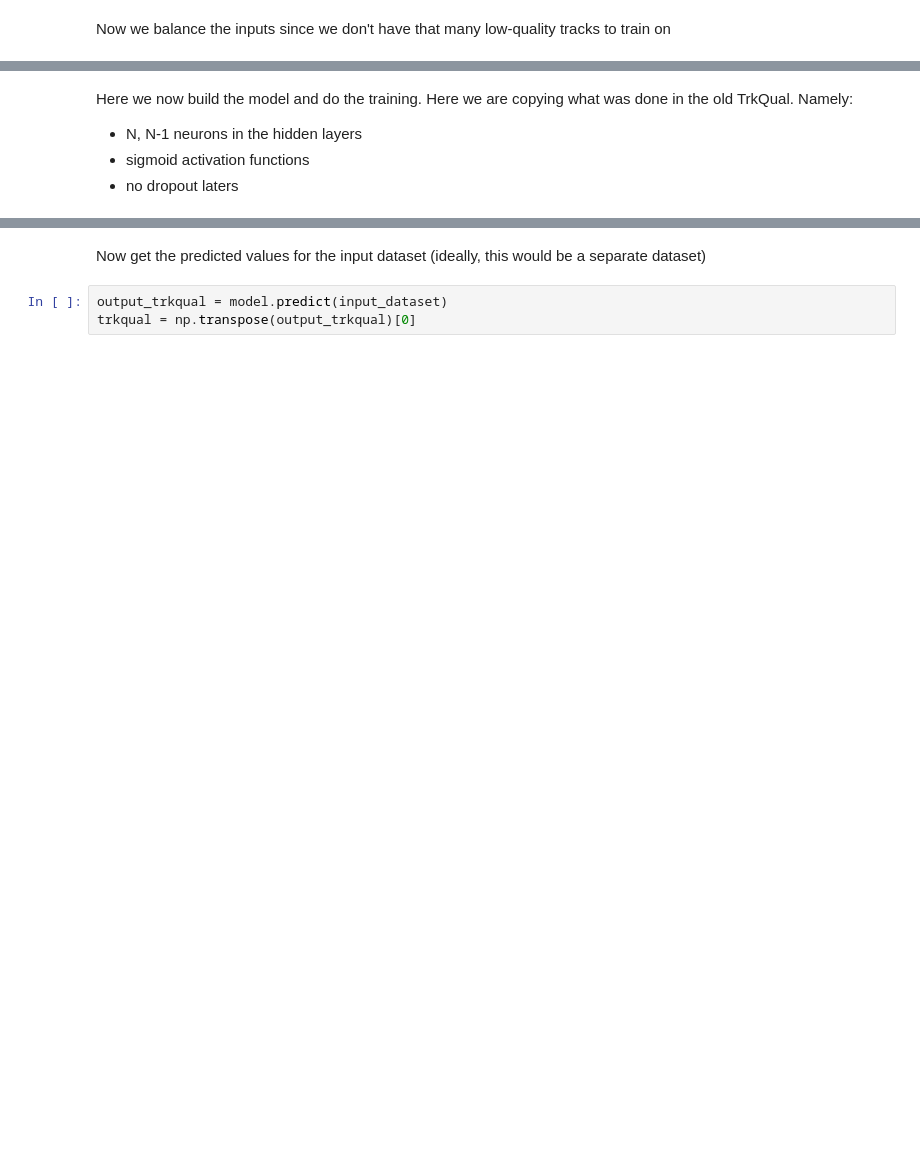
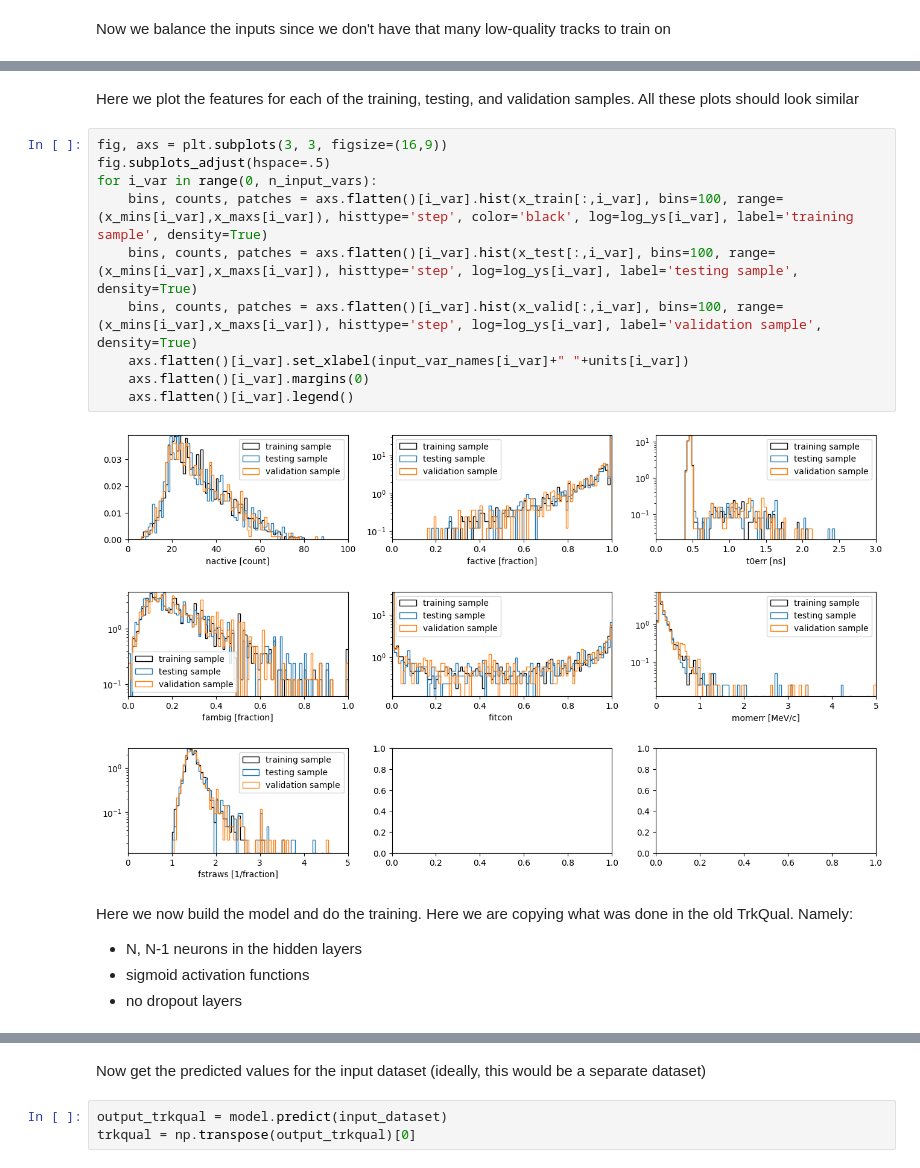
Before and after one commit to AndrewEdmonds11/TrkQual, a Jupyter notebook: TrkQualTrain.ipynb, the cells around one changed output, grey strips where cells are left out. Saved outputs shown, nothing was run; the diff lists cells and outputs as text; blank space fills up the shorter version.

```diff
--- a/TrkQualTrain.ipynb
+++ b/TrkQualTrain.ipynb
@@ -205,8 +206,22 @@ N train = 1087, N test = 543, N valid = 544
+# %% [markdown]
+Here we plot the features for each of the training, testing, and validation samples. All these plots should look similar
+# %%
+fig, axs = plt.subplots(3, 3, figsize=(16,9))
+fig.subplots_adjust(hspace=.5)
+for i_var in range(0, n_input_vars):
+    bins, counts, patches = axs.flatten()[i_var].hist(x_train[:,i_var], bins=100, range=(x_mins[i_var],x_maxs[i_var]), histtype='step', color='black', log=log_ys[i_var], label='training sample', density=True)
+    bins, counts, patches = axs.flatten()[i_var].hist(x_test[:,i_var], bins=100, range=(x_mins[i_var],x_maxs[i_var]), histtype='step', log=log_ys[i_var], label='testing sample', density=True)
+    bins, counts, patches = axs.flatten()[i_var].hist(x_valid[:,i_var], bins=100, range=(x_mins[i_var],x_maxs[i_var]), histtype='step', log=log_ys[i_var], label='validation sample', density=True)
+    axs.flatten()[i_var].set_xlabel(input_var_names[i_var]+" "+units[i_var])
+    axs.flatten()[i_var].margins(0)
+    axs.flatten()[i_var].legend()
+# %% [output]
+[figure, added]
 # %% [markdown]
 Here we now build the model and do the training. Here we are copying what was done in the old TrkQual. Namely:
  - N, N-1 neurons in the hidden layers
  - sigmoid activation functions
- - no dropout laters
+ - no dropout layers
 # %%
 opt = tf.keras.optimizers.Adam(learning_rate=1e-3) # was 1e-3 (2e-2 is from TMVA)
 
```
Also changed, not shown: parts of 22 cells of this notebook, 2 other files.
